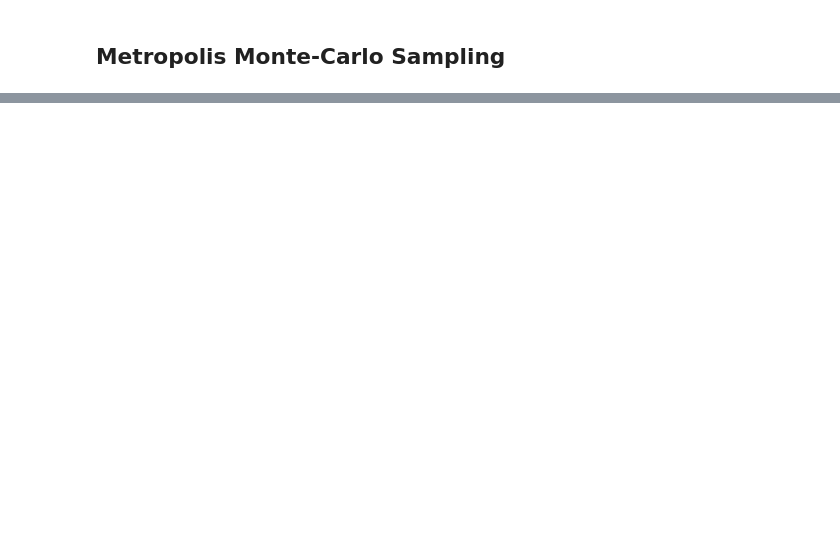
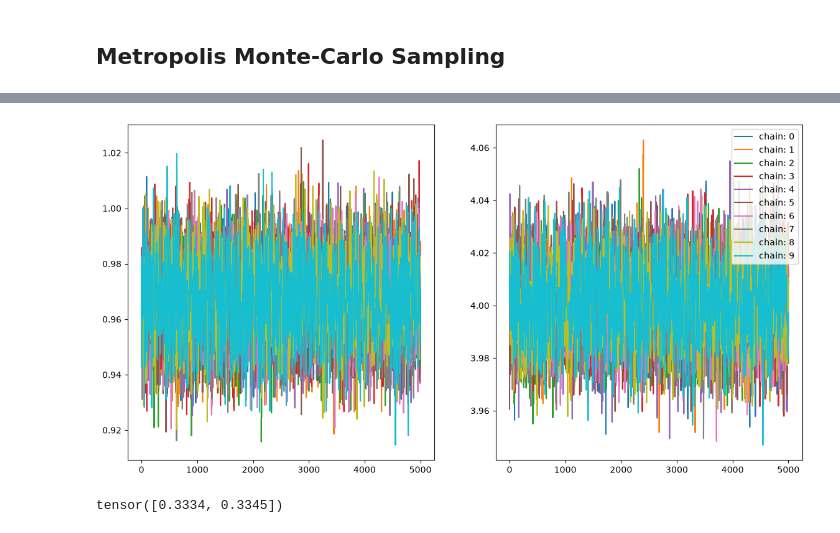
Before and after one commit to gdubbs100/explore-monte-carlo, a Jupyter notebook: montecarlo.ipynb, the cells around one changed output, grey strips where cells are left out. Cells and saved outputs as stored; diff of their text form; code cells hidden in the pictures; blank space fills up the shorter version.

```diff
--- a/montecarlo.ipynb
+++ b/montecarlo.ipynb
@@ -163,0 +390,17 @@ plt.show();
+# %%
+fig, ax = plt.subplots(1, 2, figsize = (14, 7))
+for c in range(num_chains):
+    to_plot = sampler.results[c, :, :].numpy()
+    ax[0].plot(to_plot[:, 0], label = f"chain: {c}")
+    ax[1].plot(to_plot[:, 1], label = f"chain: {c}")
+
+plt.legend()
+plt.show();
+# %% [output]
+[figure, added]
+# %%
+## monte carlo standard errors
+
+monte_carlo_standard_errors = torch.sqrt(torch.pow(sampler.results - sampler.results.mean(dim=(0,1)), 2).sum(dim=(0,1)) / (num_chains - 1)) / torch.sqrt(torch.Tensor([num_chains]))
+# %% [output]
+tensor([0.3334, 0.3345])
```
Also changed, not shown: parts of 15 cells of this notebook, 3 other files.
